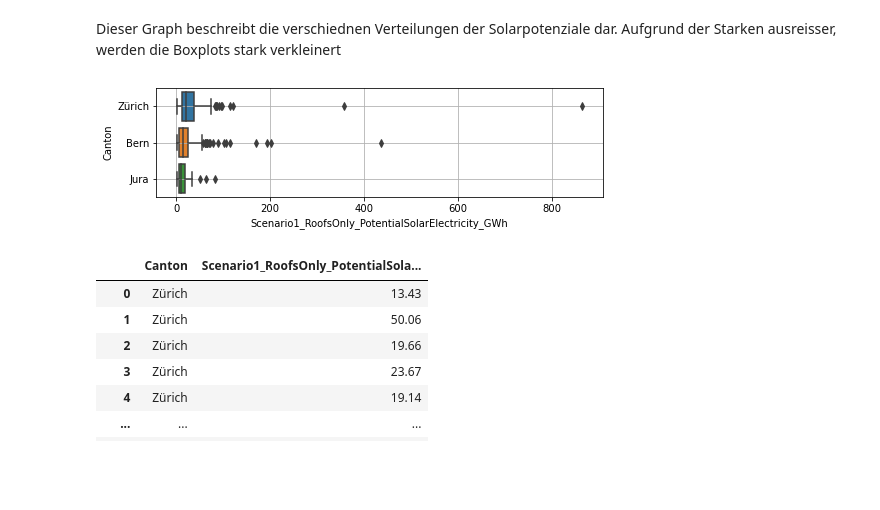
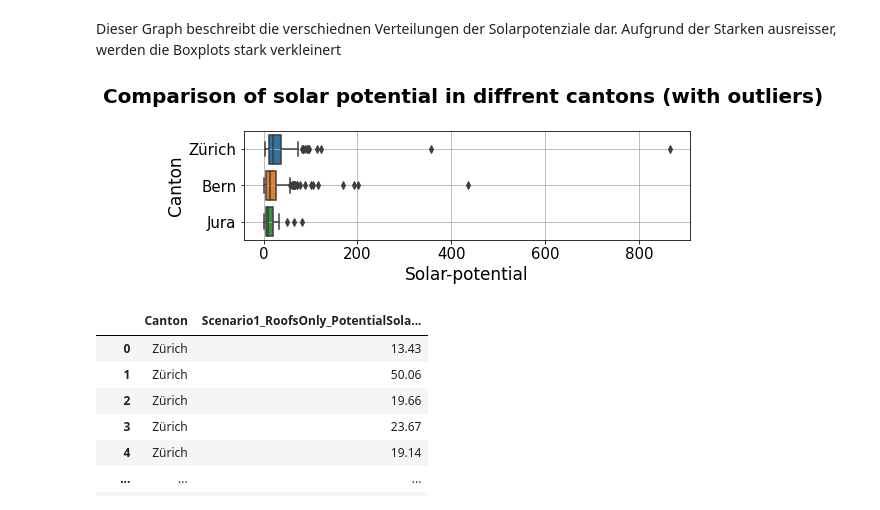
Before and after one commit to jk019/DA_LN_neues_Github, a Jupyter notebook: Analysen/TestAnalyse.ipynb, the cells around one changed output. Saved outputs shown, nothing was run; the diff lists cells and outputs as text; code cells hidden in the pictures; blank space fills up the shorter version.

```diff
--- a/Analysen/TestAnalyse.ipynb
+++ b/Analysen/TestAnalyse.ipynb
@@ -51,14 +51,18 @@ Dieser Graph beschreibt die verschiednen Verteilungen der Solarpotenziale dar. A
 # %%
 # Plot boxplot with groups
 plt.figure(figsize=(8,2))
 ax = sns.boxplot(x="Scenario1_RoofsOnly_PotentialSolarElectricity_GWh",
                  y="Canton",
                  data=dfsolarsubsets,
                  orient='h')
+ax.tick_params(labelsize=15)
+ax.set_xlabel("Solar-potential", fontsize=17)
+ax.set_ylabel("Canton", fontsize=17)
+plt.title("Comparison of solar potential in diffrent cantons (with outliers) \n", fontsize=20, fontweight="bold")
 plt.grid()
 plt.show()
 # %% [output]
-[figure, old version]
+[figure, new version]
 # %%
 dfsolarsubsets1 = dfsolarsubsets.loc[dfsolarsubsets['Scenario1_RoofsOnly_PotentialSolarElectricity_GWh'] < 100]
 dfsolarsubsets1
```
Also changed, not shown: parts of 2 cells of this notebook, 1 other file.
